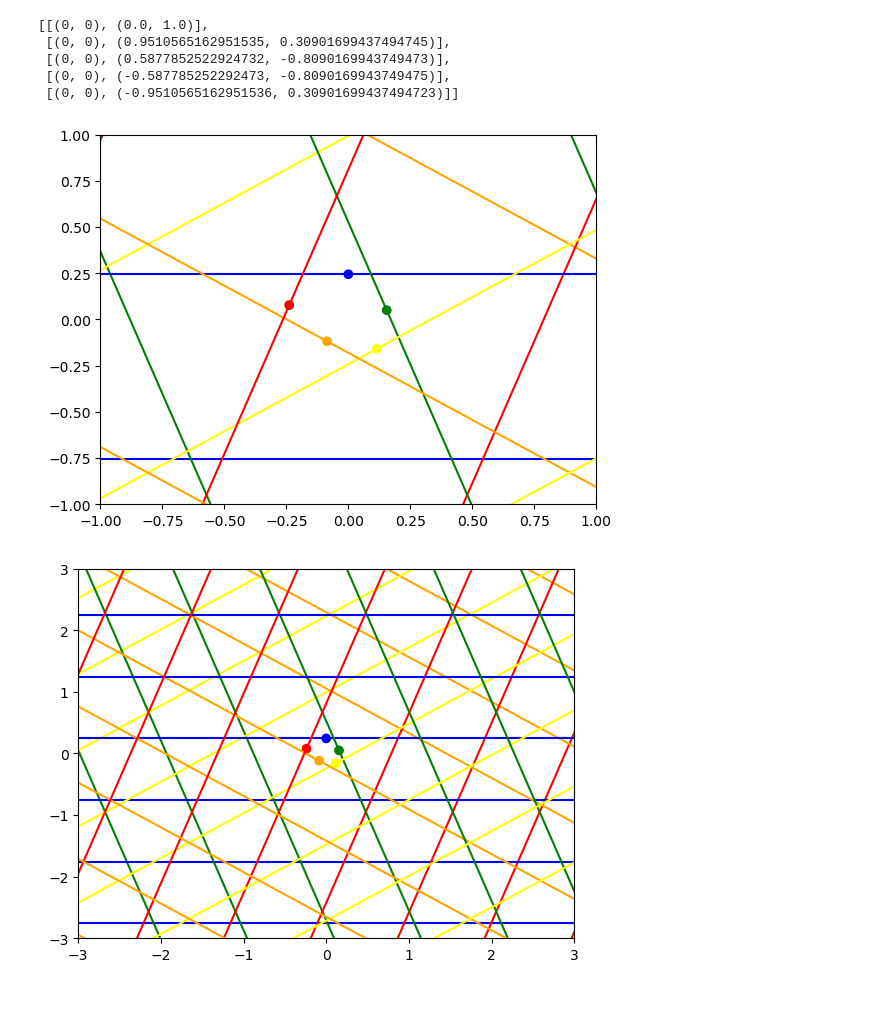
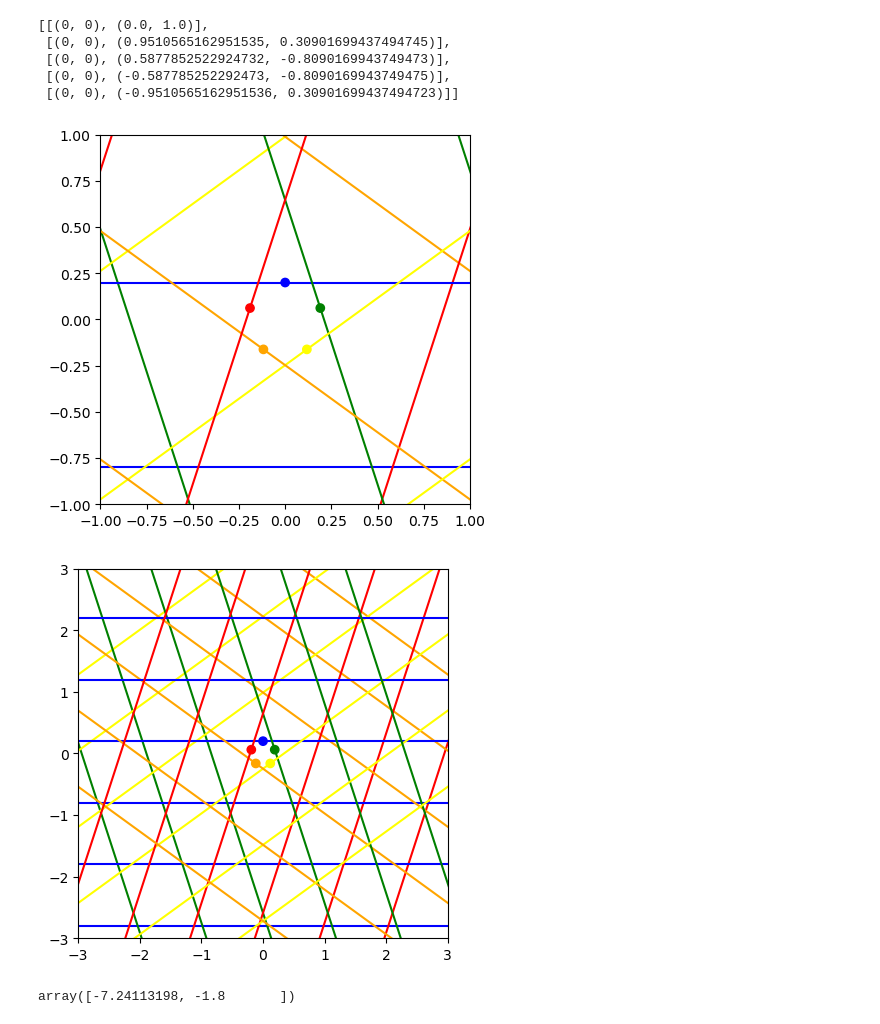
Before and after one commit to WilliamTylerBradley/grid_tilings, a Jupyter notebook: testing.ipynb, the cells around one changed output. Saved outputs shown, nothing was run; the diff lists cells and outputs as text; code cells hidden in the pictures.

Commit message:
Found intersections

```diff
--- a/testing.ipynb
+++ b/testing.ipynb
@@ -17,6 +18,8 @@ plt.show()
 # %%
 offsets = rng.uniform(size=5)
 offsets = offsets / np.sum(offsets)
+
+offsets = np.array([.2, .2, .2, .2, .2])
 # %%
 fig, ax = plt.subplots()
 ax.scatter(sin_list, cos_list)
@@ -61,14 +64,15 @@ for s, c, o, slope in zip(sin_list, cos_list, offsets, slopes):
 # %%
 colors = ["blue", "green", "yellow", "orange", "red"]
 
 fig, ax = plt.subplots()
 ax.add_collection(LineCollection(lines, colors = colors))
 
 ax.scatter(sin_list * offsets, cos_list * offsets, color=colors)
 ax.set_xlim(-1, 1)
 ax.set_ylim(-1, 1)
+ax.set_aspect('equal')
 plt.show()
 # %% [output]
-[figure, old version]
+[figure, new version]
 # %%
 lines = []
@@ -84,6 +88,7 @@ ax.add_collection(LineCollection(lines, colors = colors))
 ax.scatter(sin_list * offsets, cos_list * offsets, color=colors)
 ax.set_xlim(-3, 3)
 ax.set_ylim(-3, 3)
+ax.set_aspect('equal')
 plt.show()
 # %% [output]
-[figure, old version]
+[figure, new version]
@@ -89,0 +111,5 @@ plt.show()
+# %%
+intersection([np.asarray(lines[2][0]), np.asarray(lines[2][1])],
+             [np.asarray(lines[5][0]), np.asarray(lines[5][1])])
+# %% [output]
+array([-7.24113198, -1.8       ])
```
Also changed, not shown: parts of 6 cells of this notebook.
